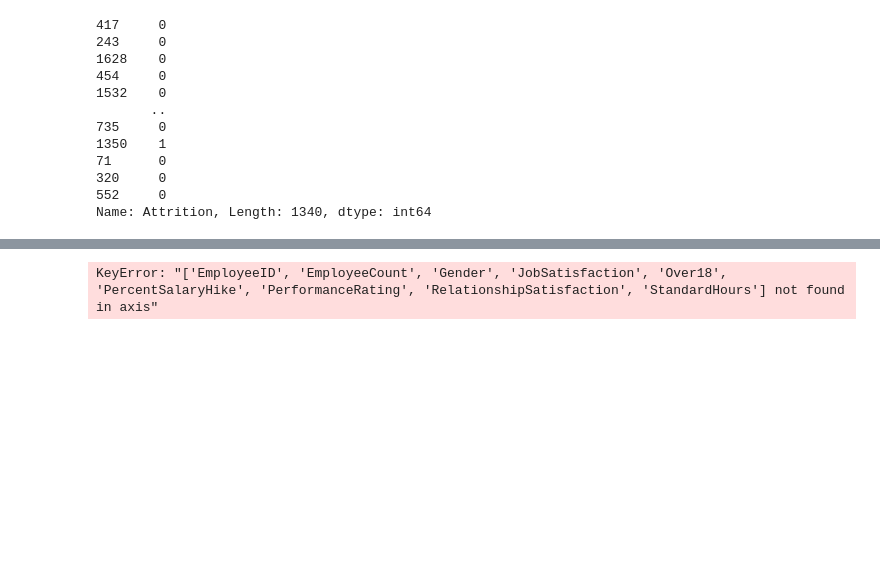
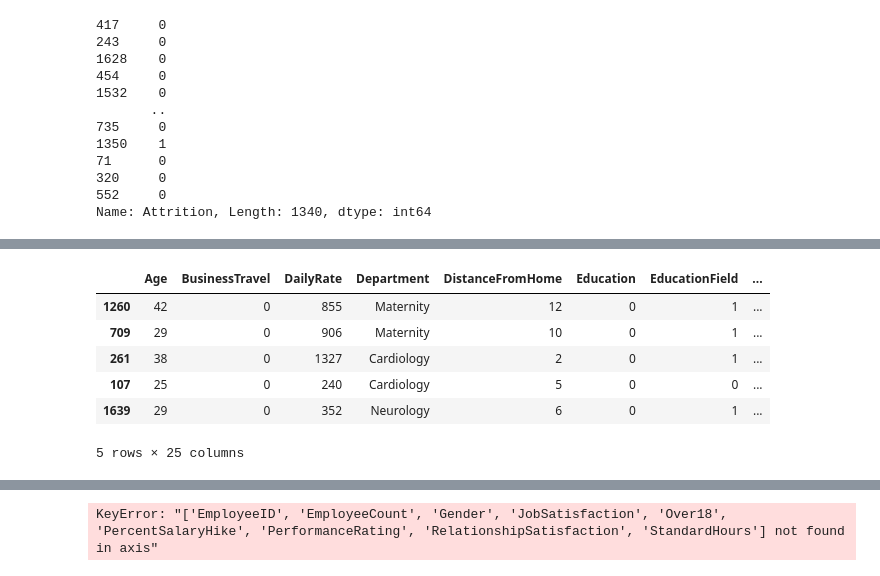
Before and after one commit to asmaachr/Healthcare-worker-attrition-binary-prediction, a Jupyter notebook: Notebooks/RForrest1.ipynb, the cells around one changed output, grey strips where cells are left out. Saved outputs shown, nothing was run; the diff lists cells and outputs as text; code cells hidden in the pictures; blank space fills up the shorter version.

```diff
--- a/Notebooks/RForrest1.ipynb
+++ b/Notebooks/RForrest1.ipynb
@@ -546,0 +557,10 @@ Name: Attrition, Length: 1340, dtype: int64
+# %%
+X_test.head()
+# %% [output]
+|  | Age | BusinessTravel | DailyRate | Department | DistanceFromHome | Education | EducationField | ... |
+| 1260 | 42 | 0 | 855 | Maternity | 12 | 0 | 1 | ... |
+| 709 | 29 | 0 | 906 | Maternity | 10 | 0 | 1 | ... |
+| 261 | 38 | 0 | 1327 | Cardiology | 2 | 0 | 1 | ... |
+| 107 | 25 | 0 | 240 | Cardiology | 5 | 0 | 0 | ... |
+| 1639 | 29 | 0 | 352 | Neurology | 6 | 0 | 1 | ... |
+5 rows × 25 columns
```
Also changed, not shown: parts of 5 cells of this notebook, 8 other files.
